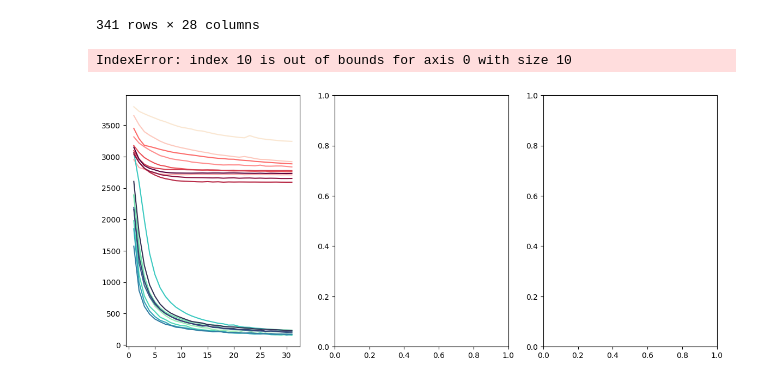
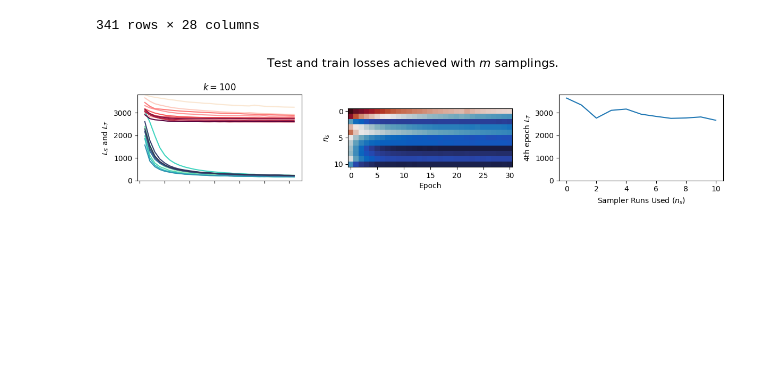
Before and after one commit to cjmerzbacher/met2vec, a Jupyter notebook: Final Plots/Generalization/N1000/rep.ipynb, the cells around one changed output. Saved outputs shown, nothing was run; the diff lists cells and outputs as text; code cells hidden in the pictures; blank space fills up the shorter version.

```diff
--- a/Final Plots/Generalization/N1000/rep.ipynb
+++ b/Final Plots/Generalization/N1000/rep.ipynb
@@ -27,7 +27,7 @@ df_100
 | 351 | 31 | 224.263515 | 186.738793 | 37.524722 | 2603.192722 | 2575.244380 | 27.948350 | 32 | ... |
 341 rows × 28 columns
 # %%
-fig, axs = plt.subplots(1, 3, figsize=(14,6))
+fig, axs = plt.subplots(1, 3, figsize=(12,3))
 
 max_loss = df_100["test_loss"].max()
 
@@ -38,8 +38,8 @@ def set_axis(axs):
 
 
 def plot(kdf, axs, k, remove_y_ticks=True):
-    loss_colors = cmaps.bl_11.discrete(10).colors
-    test_colors = list(reversed(cmaps.fushia_red_pink1.discrete(10).colors))
+    loss_colors = cmaps.bl_11.discrete(11).colors
+    test_colors = list(reversed(cmaps.fushia_red_pink1.discrete(11).colors))
 
     for run in kdf['run'].unique():
         run_df = kdf[kdf['run'] == run]
@@ -49,33 +49,32 @@ def plot(kdf, axs, k, remove_y_ticks=True):
 
     axs[0].set_title(f"$k={k}$")
     axs[0].set_ylim([0, max_loss])
     axs[0].tick_params(
         axis='x',
         labelbottom=False,
     )
 
     loss_matrix = kdf.set_index(['run', 'epoch'])['test_loss'].unstack().values
     axs[1].imshow(loss_matrix, cmap=cmaps.balance)#, vmin=0, vmax=max_loss)
     axs[1].set_xlabel("Epoch")
 
     epoch4_df = kdf[kdf['epoch'] == 4]
     axs[2].plot(epoch4_df['run'], epoch4_df['test_loss'])
     axs[2].set_ylim([0, max_loss])
     axs[2].set_xlabel("Sampler Runs Used ($n_s$)")
 
     if remove_y_ticks:
         for ax in axs:
             ax.set_yticklabels([])
 
-plot(df_100, axs, 250, remove_y_ticks=False)
+plot(df_100, axs, 100, remove_y_ticks=False)
 
 set_axis(axs)
 
 fig.suptitle("Test and train losses achieved with $m$ samplings.", fontsize=16)
 fig.tight_layout()
 
 plt.savefig("./test_losses.png", dpi=400)
 plt.show()
 # %% [output]
-IndexError: index 10 is out of bounds for axis 0 with size 10
-[figure, old version]
+[figure, new version]
```
Also changed, not shown: parts of 1 cell of this notebook, 6 other files.
